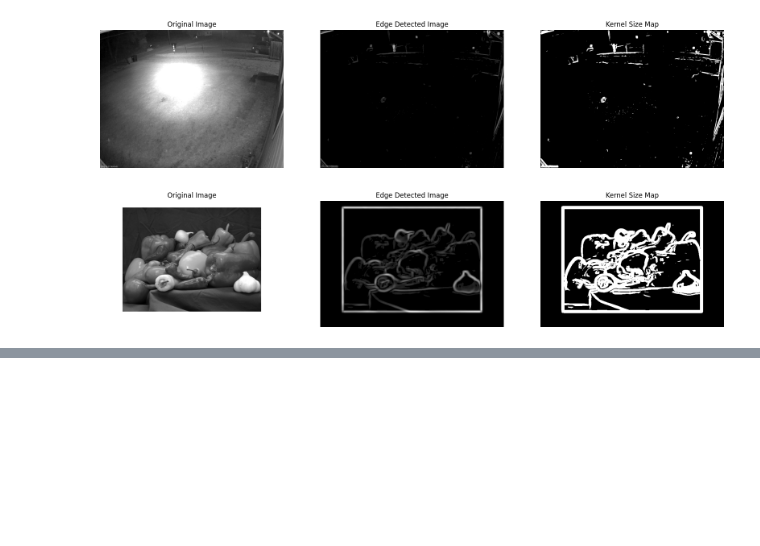
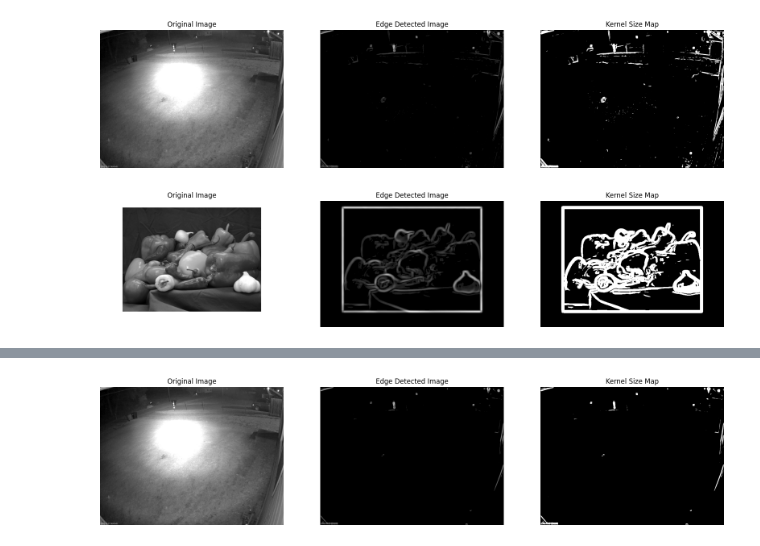
Before and after one commit to alyraafat/Computer-Vision-Assignments, a Jupyter notebook: assignment2/Assignment2.ipynb, the cells around one changed output, grey strips where cells are left out. Saved outputs shown, nothing was run; the diff lists cells and outputs as text; code cells hidden in the pictures; blank space fills up the shorter version.

```diff
--- a/assignment2/Assignment2.ipynb
+++ b/assignment2/Assignment2.ipynb
@@ -165,0 +178,4 @@ M, S = test_img('./test4.png', 13, 10)
+# %%
+M, S = test_img('./test3.png', 13, 20)
+# %% [output]
+[figure, added]
```
Also changed, not shown: parts of 6 cells of this notebook.
